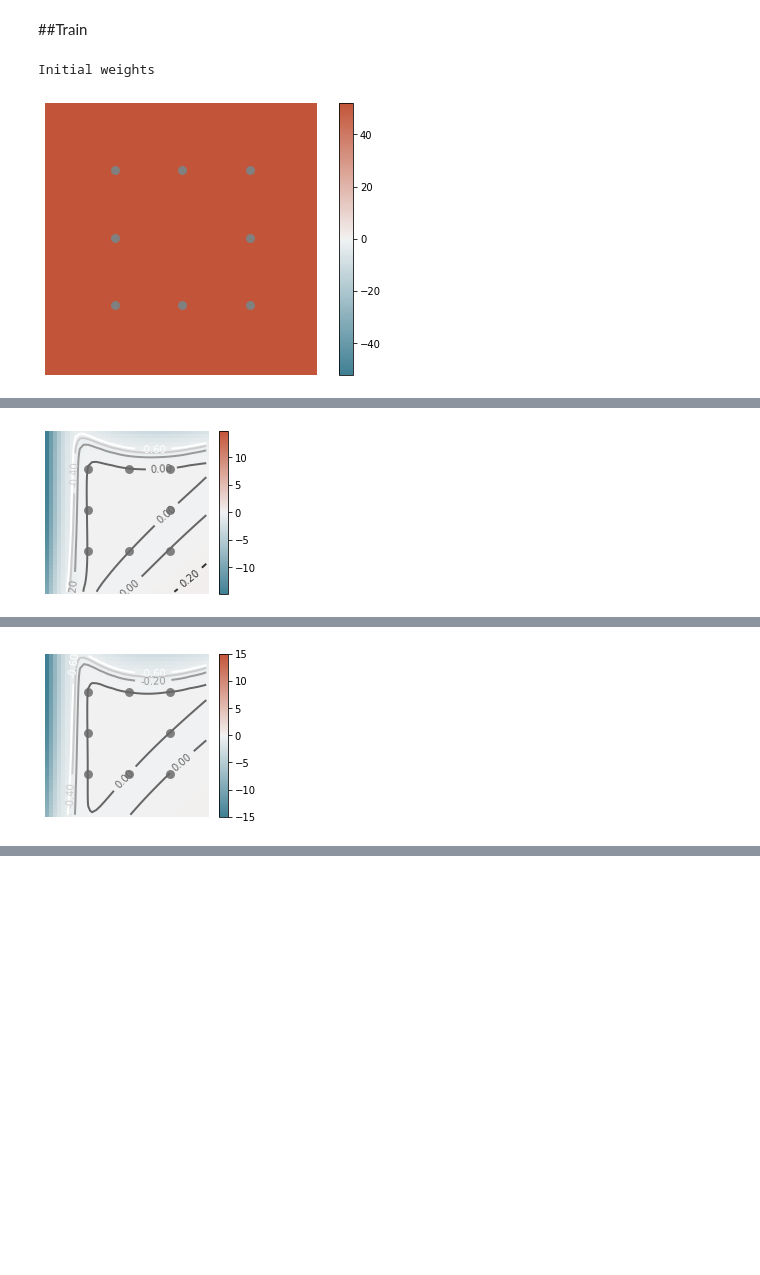
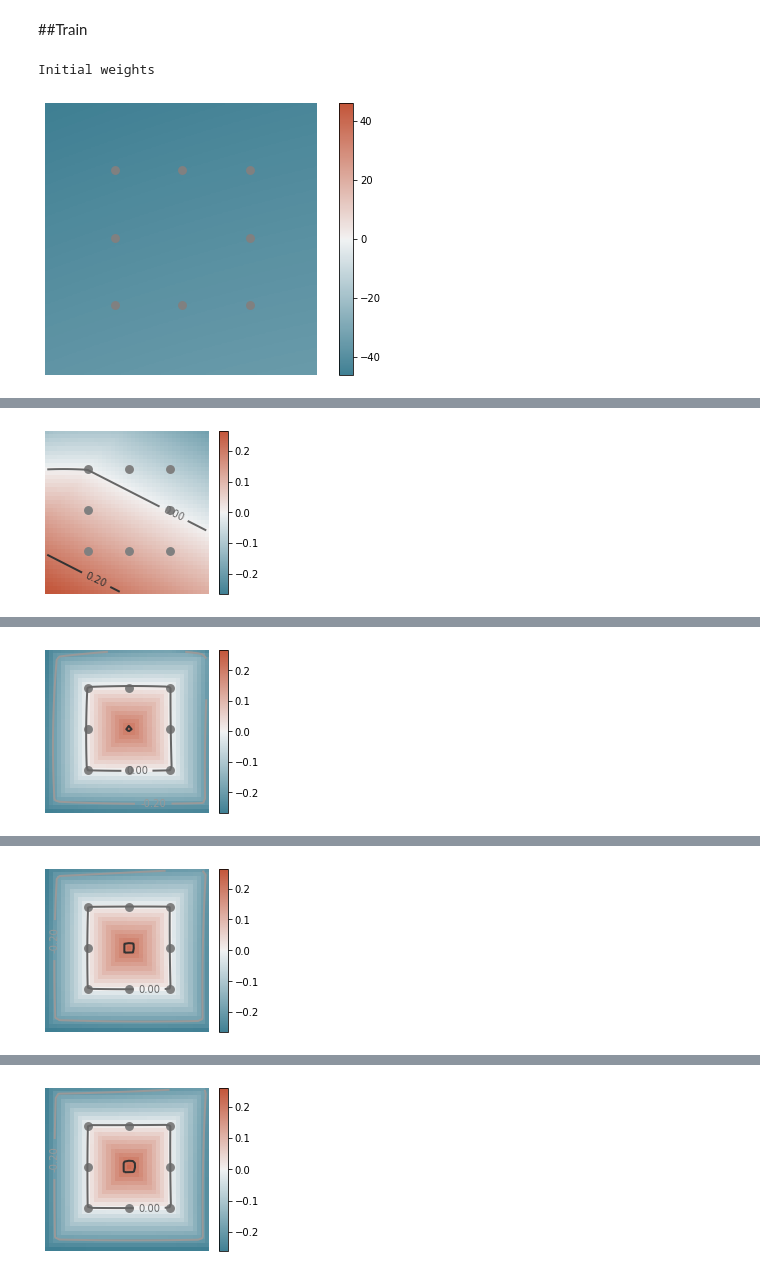
Before and after one commit to Egoago/Onlab, a Jupyter notebook: Önlab.ipynb, the cells around one changed output, grey strips where cells are left out. Saved outputs shown, nothing was run; the diff lists cells and outputs as text; code cells hidden in the pictures; blank space fills up the shorter version.

```diff
--- a/Önlab.ipynb
+++ b/Önlab.ipynb
@@ -51,8 +66,6 @@ sns.scatterplot(x=points[:,0], y=points[:,1]).set(xlim=(0,1),ylim=(0,1));
 class DataGenerator(Sequence):
   seed = 0
   def __init__(self, batchCount, batchSize, controlPoints):
-    if (controlPoints.shape[0] < batchSize):
-      raise ValueError("Batch size should be equal to or less than the number of control points.")
     self.controlPoints = controlPoints
     self.batchCount = batchCount
     self.batchSize = batchSize
@@ -64,8 +77,11 @@ class DataGenerator(Sequence):
     return self.batchCount
 
   def __getitem__(self, idx):
-    indices = self.randGen.choice(self.controlPoints.shape[0],self.batchSize,False)
-    return np.array(self.controlPoints[indices])
+    P = []
+    for i in range(self.batchSize):
+      p = self.randGen.random(2)
+      P.append(p)
+    return np.array(P), np.array(self.controlPoints)
 
   #def on_epoch_end(self):
     #self.randGen = np.random.default_rng(seed=self.seed)
@@ -104,25 +122,27 @@ class CustomModel(Model):
     loss = surfaceLoss + self.eikonalLambda * eikonalLoss
     return {"loss": loss}
 # %%
+
 inputLayer = Input(shape=(2,))
-hiddenLayer1 = Dense(256,
+hiddenLayer1 = Dense(16,
                      activation='softplus',
-                     kernel_initializer= RandomNormal(stddev=np.sqrt(2)/np.sqrt(128)),
+                     kernel_initializer= RandomNormal(stddev=np.sqrt(2)/np.sqrt(16)),
                      bias_initializer=Zeros())(inputLayer)
-hiddenLayer2 = Dense(256,
-                     activation='softplus',
-                     kernel_initializer= RandomNormal(stddev=np.sqrt(2)/np.sqrt(128)),
+hiddenLayer2 = Dense(16,
+                     activation='relu',
+                     kernel_initializer= RandomNormal(stddev=np.sqrt(2)/np.sqrt(16)),
                      bias_initializer=Zeros())(hiddenLayer1)
 #dropout1 = Dropout(0.1)(hiddenLayer2)
-hiddenLayer3 = Dense(256,
+hiddenLayer3 = Dense(2,
                      activation='softplus',
-                     kernel_initializer= RandomNormal(mean=np.pi/np.sqrt(128), stddev=0.00001),
+                     kernel_initializer= RandomNormal(mean=np.pi/np.sqrt(2), stddev=0.00001),
                      bias_initializer=Constant(-1))(hiddenLayer2)
-outputLayer = Dense(1, activation='linear')(hiddenLayer3)
+skipLayer = Add()([hiddenLayer3, inputLayer])
+outputLayer = Dense(1, activation='linear')(skipLayer)
 
 model = CustomModel(inputs = inputLayer, outputs = outputLayer)
 model.compile(optimizer = Adam(lr = 0.0015))
-#model.summary()
+model.summary()
 print(f'Trainable variables: {np.sum([np.prod(v.get_shape().as_list()) for v in model.trainable_variables])}')
 keras.utils.plot_model(model, show_shapes=True, show_layer_names=False, rankdir='LR')
 # %% [output]
@@ -182,13 +218,13 @@ class PlotCallback(Callback):
 # %% [markdown]
 ##Train
 # %%
-history = model.fit(DataGenerator(batchCount = 50000,
-                                  batchSize = 8,
+history = model.fit(DataGenerator(batchCount = 5000,
+                                  batchSize = 32,
                                   controlPoints = points),
                     verbose = 1,
                     callbacks = [PlotCallback(model,1)],
                     epochs = 10)
 # %% [output]
 Initial weights
-[figure, old version]
+[figure, new version]
 Epoch 1/10
@@ -196,2 +232,2 @@ Epoch 1/10
-[figure, old version]
+[figure, new version]
 Epoch 2/10
@@ -199,2 +235,2 @@ Epoch 2/10
-[figure, old version]
+[figure, new version]
 Epoch 3/10
@@ -200,0 +238 @@ Epoch 3/10
+[figure, added]
@@ -201,0 +241 @@ KeyboardInterrupt: ignored
+[figure, added]
```
Also changed, not shown: parts of 6 cells of this notebook.
